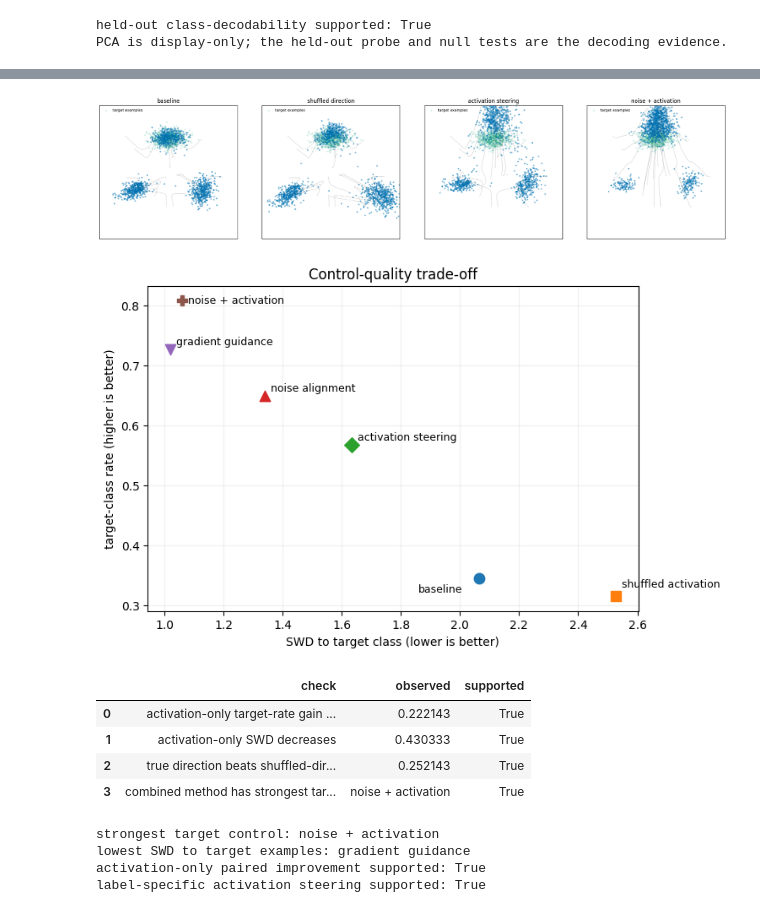
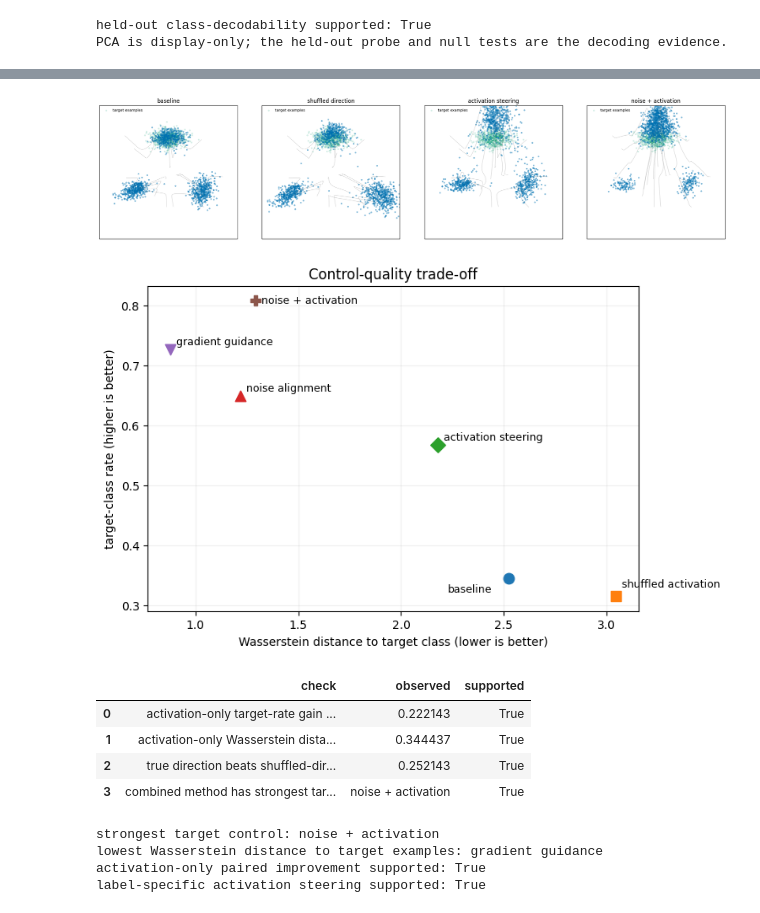
Before and after one commit to isotrivial/diffusion-steering-preclass-notes, a Jupyter notebook: notebooks/toy_data/executed/05_activation_steering_and_method_comparison.ipynb, the cells around one changed output, grey strips where cells are left out. Saved outputs shown, nothing was run; the diff lists cells and outputs as text; code cells hidden in the pictures.

```diff
--- a/notebooks/toy_data/executed/05_activation_steering_and_method_comparison.ipynb
+++ b/notebooks/toy_data/executed/05_activation_steering_and_method_comparison.ipynb
@@ -505,64 +498,64 @@ plot_trajectory_comparison(
         "noise + activation": paths["noise + activation"],
     },
     target_reference=target_reference[:700],
     n_lines=18,
 )
 plt.show()
 
 fig, ax = plt.subplots(figsize=(7.5, 5))
 marker_by_method = {
     "baseline": "o", "shuffled activation": "s",
     "activation steering": "D", "noise alignment": "^", "gradient guidance": "v",
     "noise + activation": "P",
 }
 label_offsets = {
     "baseline": (-52, -12),
     "shuffled activation": (5, 8),
     "activation steering": (5, 4),
     "noise alignment": (5, 4),
     "gradient guidance": (5, 4),
     "noise + activation": (5, -2),
 }
 tradeoff_table = comparison_table[comparison_table["method"] != "activation 0.0"]
 for _, row in tradeoff_table.iterrows():
-    ax.scatter(row["target_swd"], row["target_rate"], s=80, marker=marker_by_method[row["method"]])
+    ax.scatter(row["target_wasserstein"], row["target_rate"], s=80, marker=marker_by_method[row["method"]])
     ax.annotate(
-        row["method"], (row["target_swd"], row["target_rate"]),
+        row["method"], (row["target_wasserstein"], row["target_rate"]),
         xytext=label_offsets[row["method"]], textcoords="offset points", fontsize=9,
     )
-ax.set(xlabel="SWD to target class (lower is better)", ylabel="target-class rate (higher is better)", title="Control-quality trade-off")
+ax.set(xlabel="Wasserstein distance to target class (lower is better)", ylabel="target-class rate (higher is better)", title="Control-quality trade-off")
 ax.grid(alpha=0.2)
 plt.show()
 # %% [output]
 [figure]
-[figure, old version]
+[figure, new version]
 # %%
 method_rows = comparison_table.set_index("method")
 activation_gain = method_rows.loc["activation steering", "target_rate"] - method_rows.loc["baseline", "target_rate"]
 shuffled_gain = method_rows.loc["shuffled activation", "target_rate"] - method_rows.loc["baseline", "target_rate"]
 label_specific_margin = activation_gain - shuffled_gain
-activation_swd_reduction = method_rows.loc["baseline", "target_swd"] - method_rows.loc["activation steering", "target_swd"]
+activation_wasserstein_reduction = method_rows.loc["baseline", "target_wasserstein"] - method_rows.loc["activation steering", "target_wasserstein"]
 best_control_method = comparison_table.loc[comparison_table["target_rate"].idxmax(), "method"]
-best_target_match_method = comparison_table.loc[comparison_table["target_swd"].idxmin(), "method"]
+best_target_match_method = comparison_table.loc[comparison_table["target_wasserstein"].idxmin(), "method"]
 
 intervention_evidence = pd.DataFrame({
     "check": [
         "activation-only target-rate gain at least 0.10",
-        "activation-only SWD decreases",
+        "activation-only Wasserstein distance decreases",
         "true direction beats shuffled-direction gain by at least 0.05",
         "combined method has strongest target control",
     ],
-    "observed": [activation_gain, activation_swd_reduction, label_specific_margin, best_control_method],
+    "observed": [activation_gain, activation_wasserstein_reduction, label_specific_margin, best_control_method],
     "supported": [
         activation_gain >= 0.10,
-        activation_swd_reduction > 0,
+        activation_wasserstein_reduction > 0,
         label_specific_margin >= 0.05 and label_direction_separated,
         best_control_method == "noise + activation",
     ],
 })
 display(intervention_evidence.round(4))
 print("strongest target control:", best_control_method)
-print("lowest SWD to target examples:", best_target_match_method)
+print("lowest Wasserstein distance to target examples:", best_target_match_method)
 print("activation-only paired improvement supported:", bool(intervention_evidence.loc[:1, "supported"].all()))
 label_specific_steering = bool(intervention_evidence.loc[2, "supported"])
 print("label-specific activation steering supported:", label_specific_steering)
@@ -571,11 +564,11 @@ if not label_specific_steering:
 # %% [output]
 |  | check | observed | supported |
 | 0 | activation-only target-rate gain ... | 0.222143 | True |
-| 1 | activation-only SWD decreases | 0.430333 | True |
+| 1 | activation-only Wasserstein dista... | 0.344437 | True |
 | 2 | true direction beats shuffled-dir... | 0.252143 | True |
 | 3 | combined method has strongest tar... | noise + activation | True |
 strongest target control: noise + activation
-lowest SWD to target examples: gradient guidance
+lowest Wasserstein distance to target examples: gradient guidance
 activation-only paired improvement supported: True
 label-specific activation steering supported: True
 # %% [markdown]
```
Also changed, not shown: parts of 5 cells of this notebook, 9 other files.
